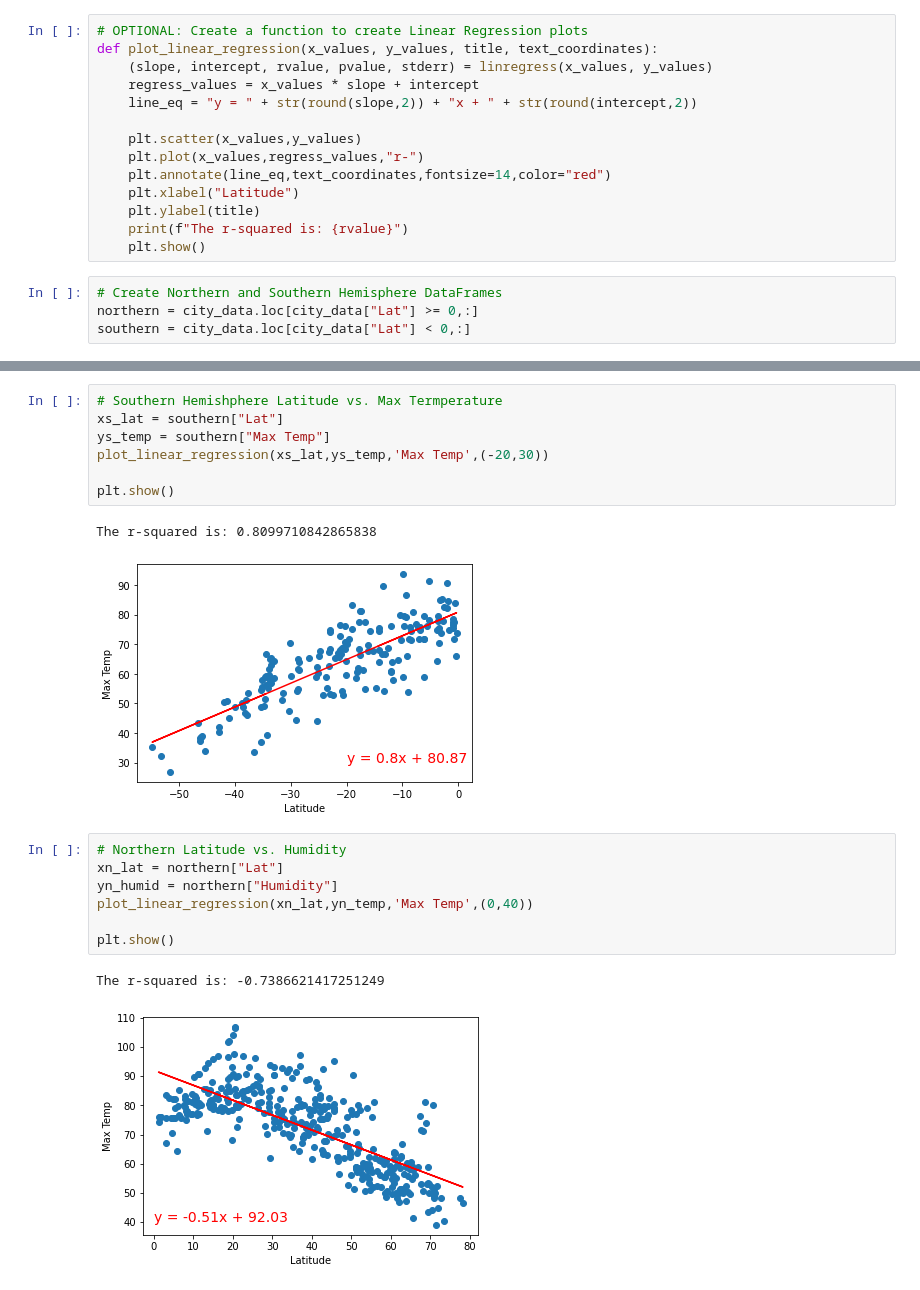
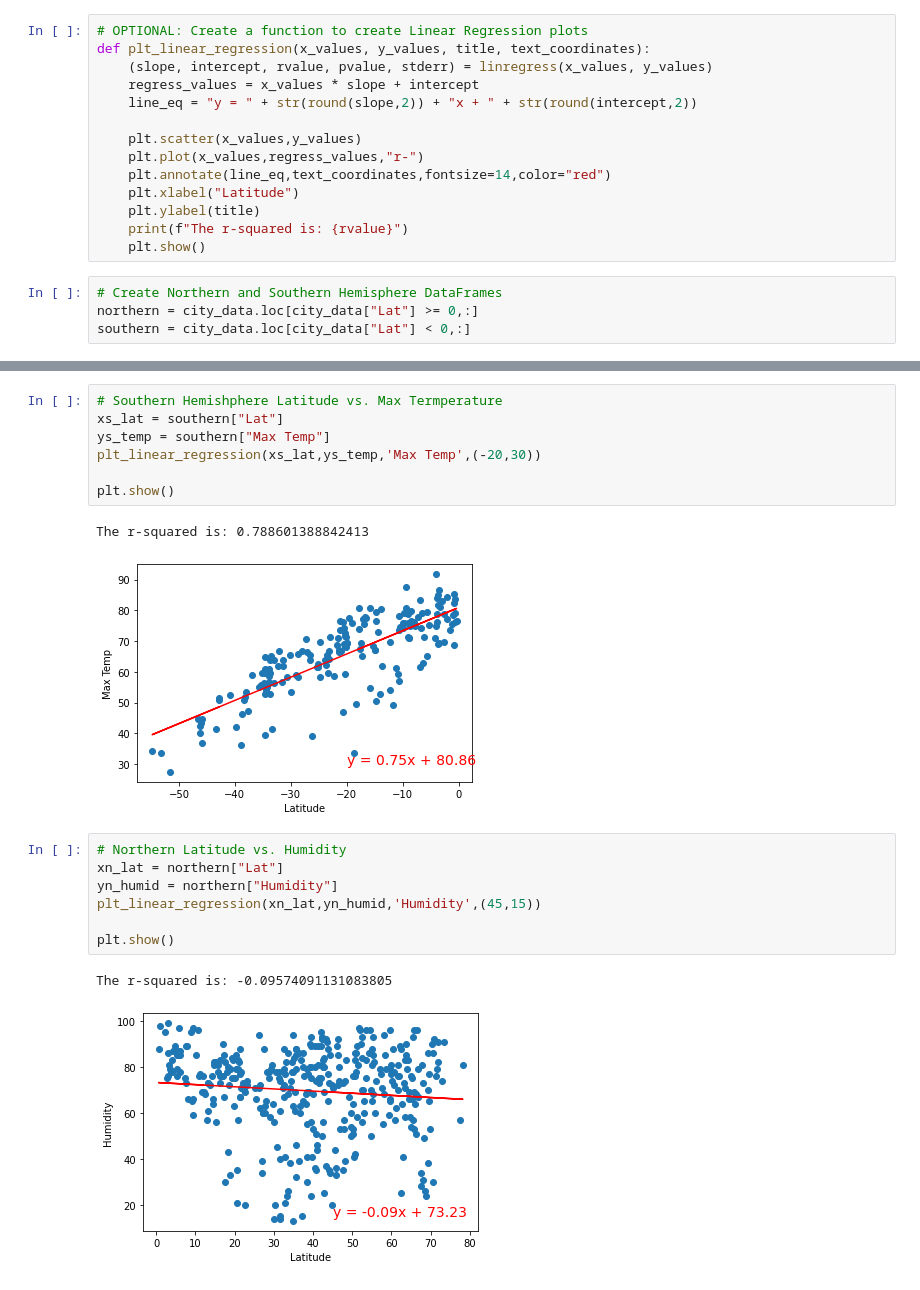
Before and after one commit to erinmlee97/Python_Api_Challenge, a Jupyter notebook: WeatherPy/WeatherPy.ipynb, the cells around one changed output, grey strips where cells are left out. Cells and saved outputs as stored; diff of their text form.

```diff
--- a/WeatherPy/WeatherPy.ipynb
+++ b/WeatherPy/WeatherPy.ipynb
@@ -179,6 +187,6 @@ Text(0.5, 1.0, 'City Latitude vs. Wind Speed')
 # %%
 # OPTIONAL: Create a function to create Linear Regression plots
-def plot_linear_regression(x_values, y_values, title, text_coordinates):
+def plt_linear_regression(x_values, y_values, title, text_coordinates):
     (slope, intercept, rvalue, pvalue, stderr) = linregress(x_values, y_values)
     regress_values = x_values * slope + intercept
     line_eq = "y = " + str(round(slope,2)) + "x + " + str(round(intercept,2))
@@ -208,22 +215,22 @@ The r-squared is: -0.7386621417251249
 # Southern Hemishphere Latitude vs. Max Termperature
 xs_lat = southern["Lat"]
 ys_temp = southern["Max Temp"]
-plot_linear_regression(xs_lat,ys_temp,'Max Temp',(-20,30))
+plt_linear_regression(xs_lat,ys_temp,'Max Temp',(-20,30))
 
 plt.show()
 # %% [output]
-The r-squared is: 0.8099710842865838
+The r-squared is: 0.788601388842413
-[figure, old version]
+[figure, new version]
 # %%
 # Northern Latitude vs. Humidity
 xn_lat = northern["Lat"]
 yn_humid = northern["Humidity"]
-plot_linear_regression(xn_lat,yn_temp,'Max Temp',(0,40))
+plt_linear_regression(xn_lat,yn_humid,'Humidity',(45,15))
 
 plt.show()
 # %% [output]
-The r-squared is: -0.7386621417251249
+The r-squared is: -0.09574091131083805
-[figure, old version]
+[figure, new version]
 # %%
 # Southern Latitude vs. Humidity
 xs_lat = southern["Lat"]
```
Also changed, not shown: parts of 18 cells of this notebook, 1 other file.
